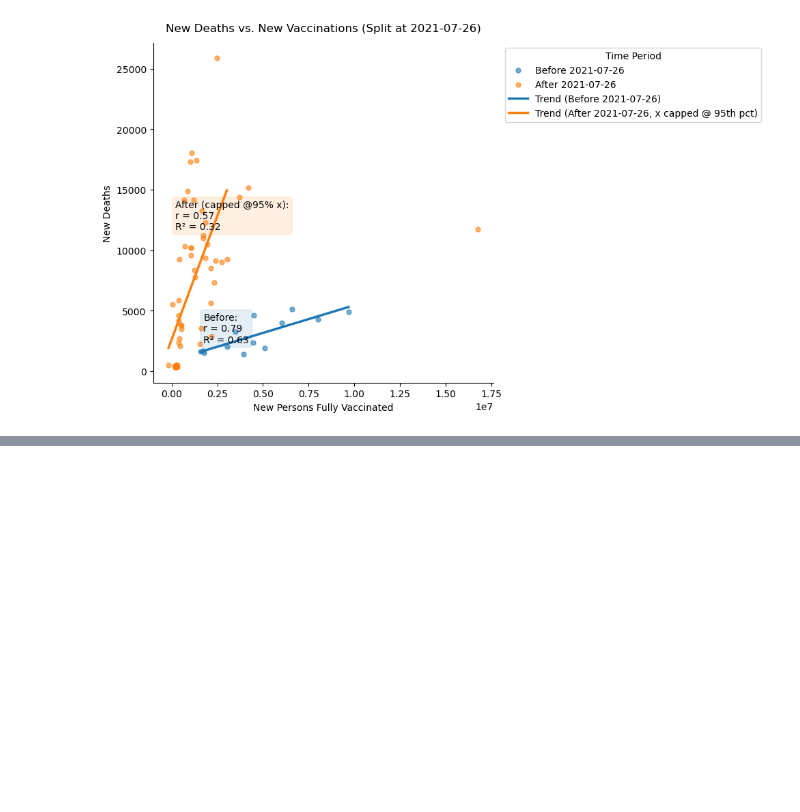
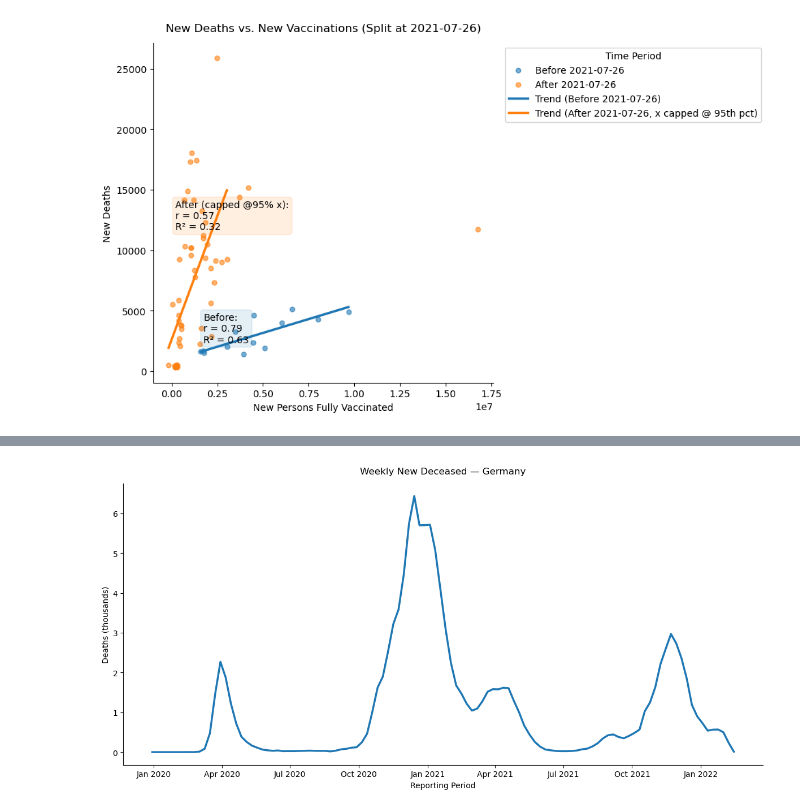
Before and after one commit to ginzee/Messy_Data_Forecasting_Covid, a Jupyter notebook: notebooks/final_analysis.ipynb, the cells around one changed output, grey strips where cells are left out. Cells and saved outputs as stored; diff of their text form; code cells hidden in the pictures; blank space fills up the shorter version.

```diff
--- a/notebooks/final_analysis.ipynb
+++ b/notebooks/final_analysis.ipynb
@@ -1854,0 +761,45 @@ Death Forecasts Table:
+# %%
+# Germany
+
+# Ensure datetime typing
+df_germany["week_start"] = pd.to_datetime(df_germany["week_start"], errors="coerce")
+
+# Aggregate weekly deaths
+germany_weekly = (
+    df_germany
+    .groupby("week_start", as_index=False)["new_deceased"]
+    .sum()
+    .sort_values("week_start")
+    .dropna(subset=["week_start"])
+)
+
+# Convert to thousands
+germany_weekly["new_deceased_k"] = germany_weekly["new_deceased"] / 1000.0
+
+# Plot
+fig, ax = plt.subplots(figsize=(12, 6))
+
+ax.plot(
+    germany_weekly["week_start"],
+    germany_weekly["new_deceased_k"],
+    linewidth=2.5
+)
+
+# Titles & labels
+ax.set_title("Weekly New Deceased — Germany", pad=12)
+ax.set_xlabel("Reporting Period")
+ax.set_ylabel("Deaths (thousands)")
+
+# Month + Year x-axis formatting
+ax.xaxis.set_major_locator(mdates.MonthLocator(interval=3))
+ax.xaxis.set_major_formatter(mdates.DateFormatter("%b %Y"))
+
+# Styling cleanup
+ax.grid(False)
+ax.spines["top"].set_visible(False)
+ax.spines["right"].set_visible(False)
+
+plt.tight_layout()
+plt.show()
+# %% [output]
+[figure, added]
```
Also changed, not shown: parts of 88 cells of this notebook, 11 other files.
